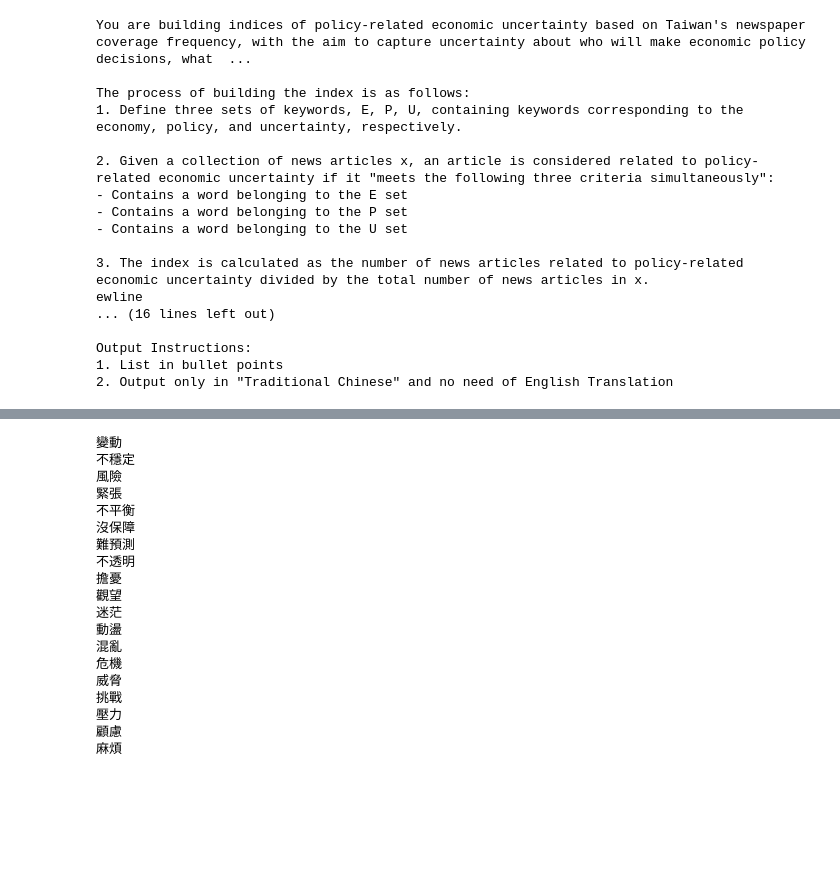
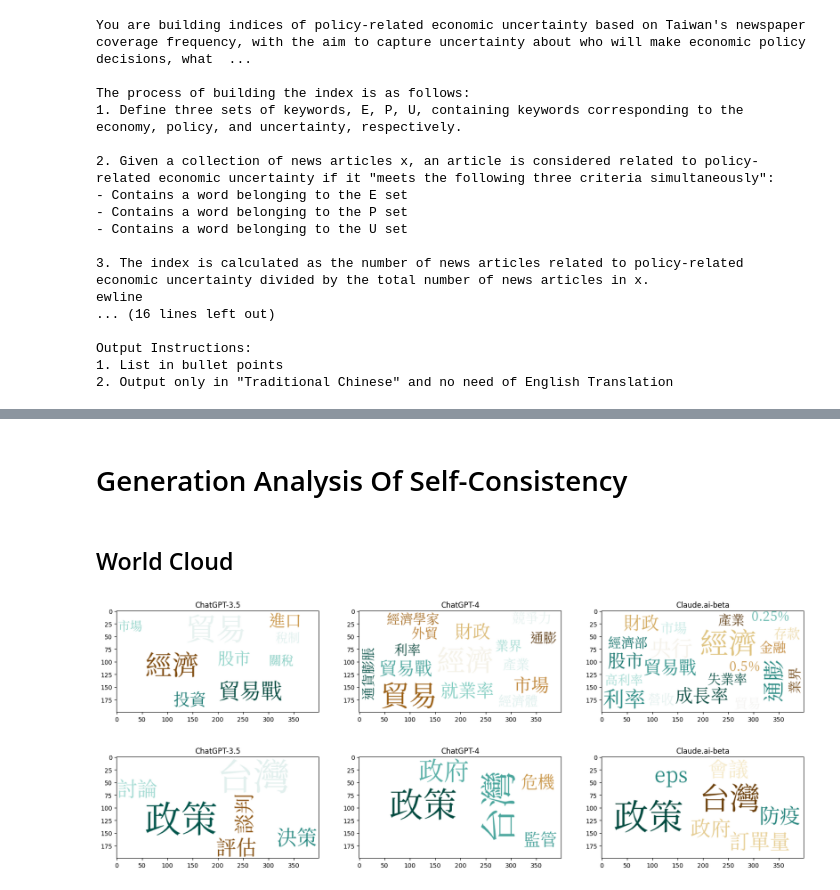
Before and after one commit to githubjacky/EPU-LLM, a Jupyter notebook: report/meetings/2024-02-19/main.ipynb, the cells around one changed output, grey strips where cells are left out. Cells and saved outputs as stored; diff of their text form; code cells hidden in the pictures; blank space fills up the shorter version.

```diff
--- a/report/meetings/2024-02-19/main.ipynb
+++ b/report/meetings/2024-02-19/main.ipynb
@@ -194,45 +247,4 @@ Output Instructions:
-# %%
-a = """\
-變動 (biàn dòng) - Fluctuation
-不穩定 (bù wěn dìng) - Instability
-風險 (fēng xiǎn) - Risk
-緊張 (jīn zhāng) - Tension
-不平衡 (bù píng héng) - Imbalance
-沒保障 (méi bǎo zhàng) - Lack of security
-難預測 (nán yù cè) - Unpredictable
-不透明 (bù tóu míng) - Opaque
-擔憂 (dān yōu) - Worry
-觀望 (guān wàng) - Wait-and-see
-迷茫 (mí máng) - Uncertain
-動盪 (dòng dàng) - Volatility
-混亂 (hùn luàn) - Chaos
-危機 (jī wēi) - Crisis
-威脅 (wēi xié) - Threat
-挑戰 (tiǎo zhàn) - Challenge
-壓力 (yà lì) - Pressure
-顧慮 (gù lǜ) - Apprehension
-麻煩 (má fàn) - Trouble\
-"""
-
-for i in [i.split('(')[0].strip() for i in a.split('\n')]:
-    print(i)
-# %% [output]
-變動
-不穩定
-風險
-緊張
-不平衡
-沒保障
-難預測
-不透明
-擔憂
-觀望
-迷茫
-動盪
-混亂
-危機
-威脅
-挑戰
-壓力
-顧慮
-麻煩
+# %% [markdown]
+# Generation Analysis Of Self-Consistency
+# %% [markdown]
+## World Cloud
@@ -238,0 +256,28 @@ for i in [i.split('(')[0].strip() for i in a.split('\n')]:
+# %%
+country = 'TW'
+models = ['ChatGPT-3.5', 'ChatGPT-4', 'Claude.ai-beta']
+cates = ['economy', 'policy', 'uncertainty']
+dir = Path(f'data/processed/auto-epu/{country}')
+wc = WordCloud(
+    font_path = 'report/fonts/traditional_chinese/noto_serif/regular.otf',
+    background_color='white',
+    colormap='BrBG'
+);
+# %%
+fig, axs = plt.subplots(1, len(models), figsize=(20, 5))
+
+for i in range(len(models)):
+    data = orjson.loads((dir / f'{models[i]}/sc_keywords.json').read_text())
+    axs[i].imshow(wc.generate_from_frequencies(data['economy']))
+    axs[i].set(title=models[i])
+# %% [output]
+[figure, added]
+# %%
+fig, axs = plt.subplots(1, len(models), figsize=(20, 5))
+
+for i in range(len(models)):
+    data = orjson.loads((dir / f'{models[i]}/sc_keywords.json').read_text())
+    axs[i].imshow(wc.generate_from_frequencies(data['policy']))
+    axs[i].set(title=models[i])
+# %% [output]
+[figure, added]
```
Also changed, not shown: parts of 29 cells of this notebook, 42 other files.
